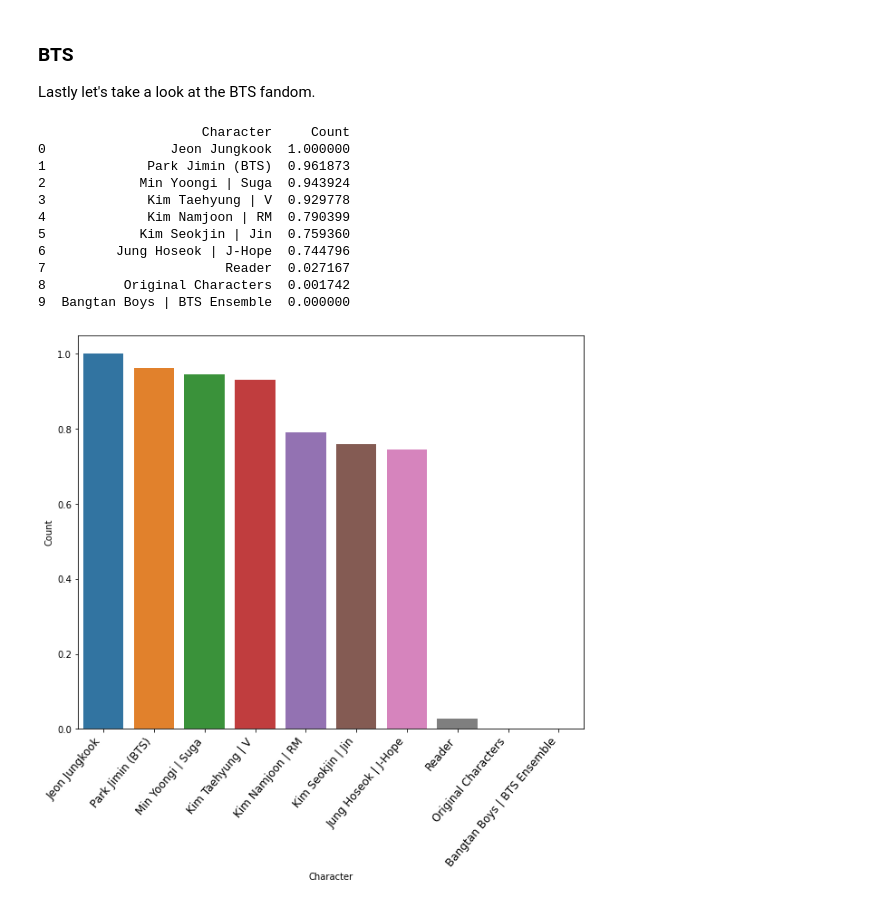
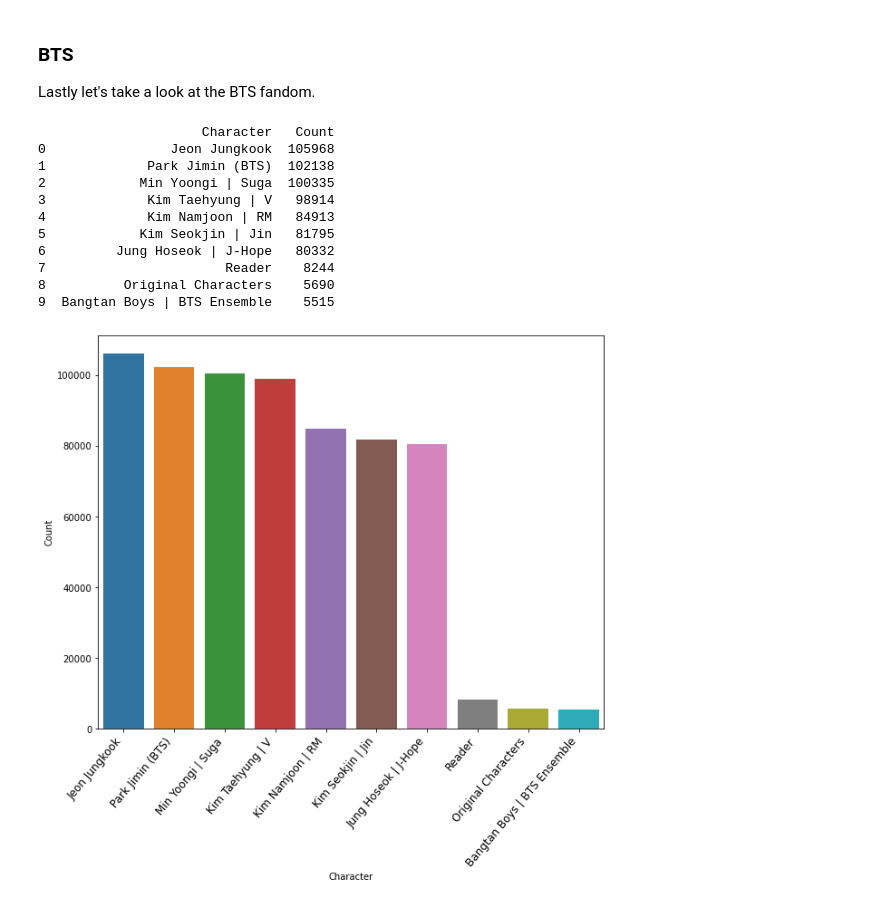
Before and after one commit to emedema/ao3-network-analysis, a Jupyter notebook: data_analysis/sna_results_analysis.ipynb, the cells around one changed output. Drawn from its saved outputs; the diff is of its cells as text; code cells hidden in the pictures.

```diff
--- a/data_analysis/sna_results_analysis.ipynb
+++ b/data_analysis/sna_results_analysis.ipynb
@@ -833,47 +834,47 @@ Lastly let's take a look at the BTS fandom.
 # %%
 '''
 First we need to get this data into something we can work with.
 Currently, we have a dictionary of the most popular character tags within the fandoms that we scraped within our dataframe.
 We are going to iterate through the tags we have and add each character tag into a new dictionary with a count beside it.
 '''
 
 bts = top_fandoms[top_fandoms["fandom"] == "BTS"]
 bts_characters = bts["characters"].tolist()
 temp = []
 for i in range(len(bts_characters)):
     for key in list(bts_characters[i].keys()):
         temp.append({"Character": key, "Count": bts_characters[i][key]})
 
 #Now that we have a dictionary of fandoms that are crossed-over, we can put this into a dataframe.
 characters = pd.DataFrame(temp)
 characters['Count'] = pd.to_numeric(characters['Count'])
-chars_nums = characters[["Count"]]
-characters[["Count"]] = (chars_nums-chars_nums.min())/(chars_nums.max()-chars_nums.min())
+# chars_nums = characters[["Count"]]
+# characters[["Count"]] = (chars_nums-chars_nums.min())/(chars_nums.max()-chars_nums.min())
 print(characters)
 
 plt.figure(figsize=(10,8))
 
 ax = sns.barplot(x="Character", y="Count", data=characters)
 plt.xticks(
     rotation=50,
     horizontalalignment='right',
     fontweight='light',
     fontsize='large'
 )
 plt.show()
 # %% [output]
-                     Character     Count
-0                Jeon Jungkook  1.000000
-1             Park Jimin (BTS)  0.961873
-2            Min Yoongi | Suga  0.943924
-3             Kim Taehyung | V  0.929778
-4             Kim Namjoon | RM  0.790399
-5            Kim Seokjin | Jin  0.759360
-6         Jung Hoseok | J-Hope  0.744796
-7                       Reader  0.027167
-8          Original Characters  0.001742
-9  Bangtan Boys | BTS Ensemble  0.000000
+                     Character   Count
+0                Jeon Jungkook  105968
+1             Park Jimin (BTS)  102138
+2            Min Yoongi | Suga  100335
+3             Kim Taehyung | V   98914
+4             Kim Namjoon | RM   84913
+5            Kim Seokjin | Jin   81795
+6         Jung Hoseok | J-Hope   80332
+7                       Reader    8244
+8          Original Characters    5690
+9  Bangtan Boys | BTS Ensemble    5515
-[figure, old version]
+[figure, new version]
 # %%
 bts_ships = bts["relationships"].tolist()
 temp = []
```
Also changed, not shown: parts of 14 cells of this notebook, 12 other files.
